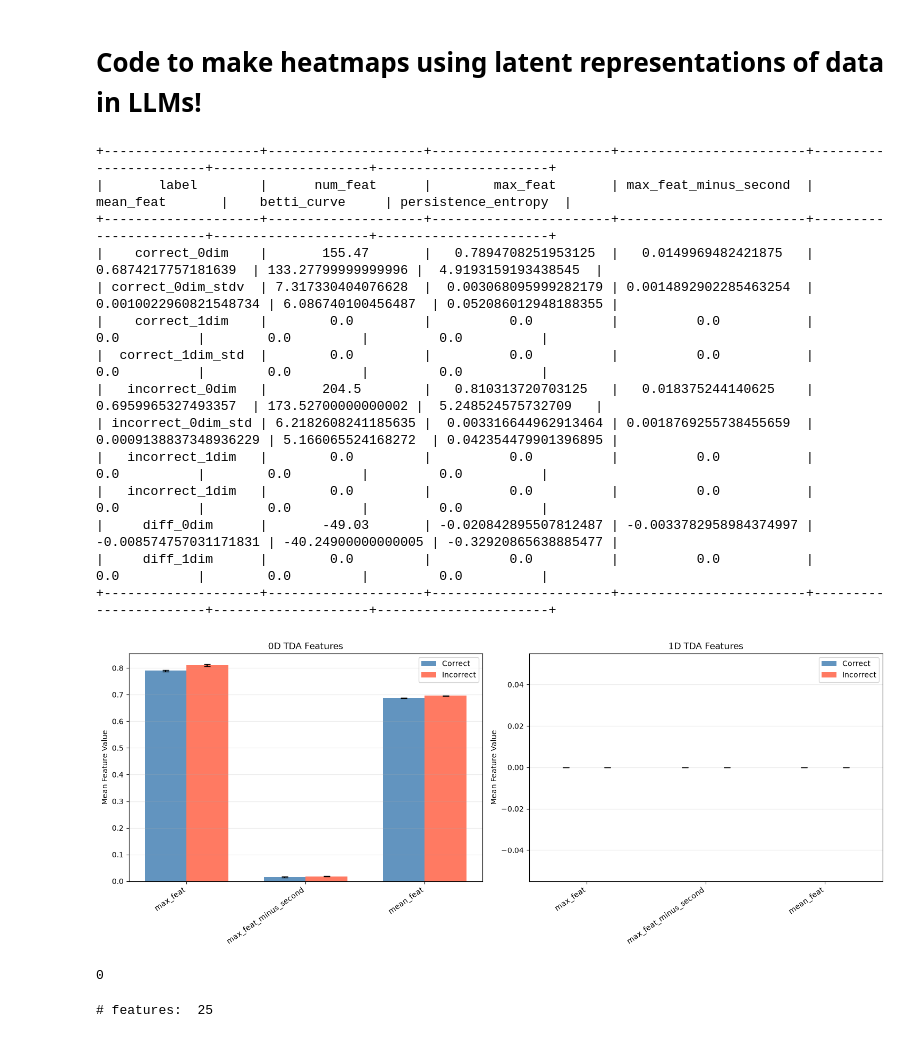
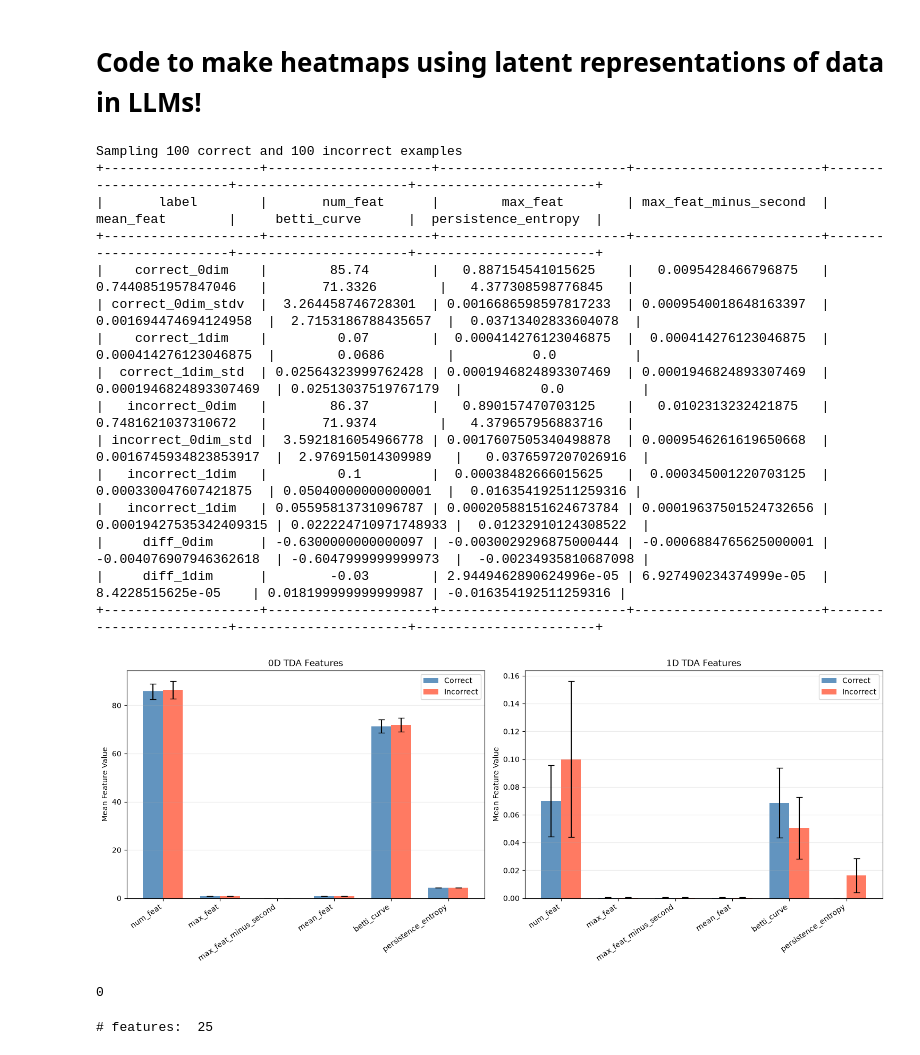
Before and after one commit to kim-lopez/TDA_reason-interpret, a Jupyter notebook: ling_corr.ipynb, the cells around one changed output. Cells and saved outputs as stored; diff of their text form; code cells hidden in the pictures.

```diff
--- a/ling_corr.ipynb
+++ b/ling_corr.ipynb
@@ -23,23 +23,24 @@ models = [["Llama 3.1 8B", "meta-llama/Llama-3.1-8B", "llama"],
           ["Mistral 7B v0.3", "mistralai/Mistral-7B-v0.3", "mistral"]]
 # %%
 # prelim analysis
-topo.analyze_feats(models[0], datasets[0], True)
+topo.analyze_feats(models[2], datasets[5], False)
 # %% [output]
-+--------------------+--------------------+-----------------------+------------------------+-----------------------+--------------------+----------------------+
-|       label        |      num_feat      |        max_feat       | max_feat_minus_second  |       mean_feat       |    betti_curve     | persistence_entropy  |
-+--------------------+--------------------+-----------------------+------------------------+-----------------------+--------------------+----------------------+
-|    correct_0dim    |       155.47       |   0.7894708251953125  |   0.0149969482421875   |   0.6874217757181639  | 133.27799999999996 |  4.9193159193438545  |
-| correct_0dim_stdv  | 7.317330404076628  |  0.003068095999282179 | 0.0014892902285463254  | 0.0010022960821548734 | 6.086740100456487  | 0.052086012948188355 |
-|    correct_1dim    |        0.0         |          0.0          |          0.0           |          0.0          |        0.0         |         0.0          |
-|  correct_1dim_std  |        0.0         |          0.0          |          0.0           |          0.0          |        0.0         |         0.0          |
-|   incorrect_0dim   |       204.5        |   0.810313720703125   |   0.018375244140625    |   0.6959965327493357  | 173.52700000000002 |  5.248524575732709   |
-| incorrect_0dim_std | 6.2182608241185635 |  0.003316644962913464 | 0.0018769255738455659  | 0.0009138837348936229 | 5.166065524168272  | 0.042354479901396895 |
-|   incorrect_1dim   |        0.0         |          0.0          |          0.0           |          0.0          |        0.0         |         0.0          |
-|   incorrect_1dim   |        0.0         |          0.0          |          0.0           |          0.0          |        0.0         |         0.0          |
-|     diff_0dim      |       -49.03       | -0.020842895507812487 | -0.0033782958984374997 | -0.008574757031171831 | -40.24900000000005 | -0.32920865638885477 |
-|     diff_1dim      |        0.0         |          0.0          |          0.0           |          0.0          |        0.0         |         0.0          |
-+--------------------+--------------------+-----------------------+------------------------+-----------------------+--------------------+----------------------+
+Sampling 100 correct and 100 incorrect examples
++--------------------+---------------------+------------------------+------------------------+------------------------+----------------------+-----------------------+
+|       label        |       num_feat      |        max_feat        | max_feat_minus_second  |       mean_feat        |     betti_curve      |  persistence_entropy  |
++--------------------+---------------------+------------------------+------------------------+------------------------+----------------------+-----------------------+
+|    correct_0dim    |        85.74        |   0.887154541015625    |   0.0095428466796875   |   0.7440851957847046   |       71.3326        |   4.377308598776845   |
+| correct_0dim_stdv  |  3.264458746728301  | 0.0016686598597817233  | 0.0009540018648163397  |  0.001694474694124958  |  2.7153186788435657  |  0.03713402833604078  |
+|    correct_1dim    |         0.07        |  0.000414276123046875  |  0.000414276123046875  |  0.000414276123046875  |        0.0686        |          0.0          |
+|  correct_1dim_std  | 0.02564323999762428 | 0.0001946824893307469  | 0.0001946824893307469  | 0.0001946824893307469  | 0.02513037519767179  |          0.0          |
+|   incorrect_0dim   |        86.37        |   0.890157470703125    |   0.0102313232421875   |   0.7481621037310672   |       71.9374        |   4.379657956883716   |
+| incorrect_0dim_std |  3.5921816054966778 | 0.0017607505340498878  | 0.0009546261619650668  | 0.0016745934823853917  |  2.976915014309989   |   0.0376597207026916  |
+|   incorrect_1dim   |         0.1         |  0.00038482666015625   |  0.000345001220703125  |  0.000330047607421875  | 0.05040000000000001  |  0.016354192511259316 |
+|   incorrect_1dim   | 0.05595813731096787 | 0.00020588151624673784 | 0.00019637501524732656 | 0.00019427535342409315 | 0.022224710971748933 |  0.01232910124308522  |
+|     diff_0dim      | -0.6300000000000097 | -0.0030029296875000444 | -0.0006884765625000001 | -0.004076907946362618  | -0.6047999999999973  |  -0.00234935810687098 |
+|     diff_1dim      |        -0.03        | 2.9449462890624996e-05 | 6.927490234374999e-05  |    8.4228515625e-05    | 0.018199999999999987 | -0.016354192511259316 |
++--------------------+---------------------+------------------------+------------------------+------------------------+----------------------+-----------------------+
-[figure, old version]
+[figure, new version]
 0
 # %%
 # heatmap labels
```
Also changed, not shown: parts of 3 cells of this notebook, 1 other file.
